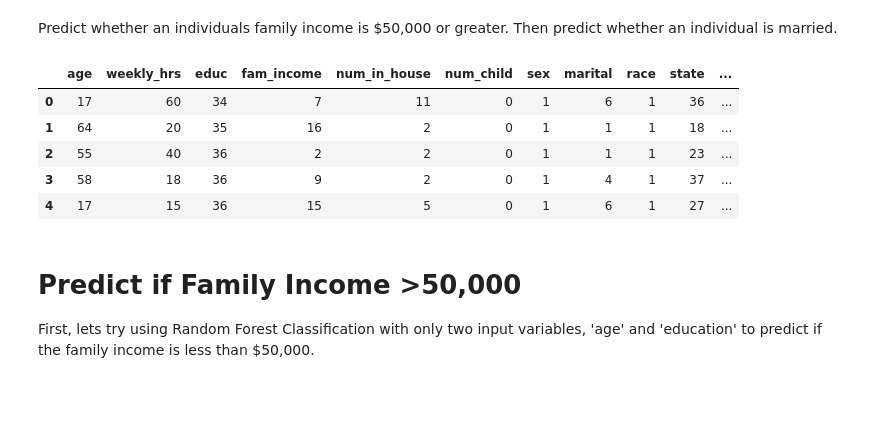
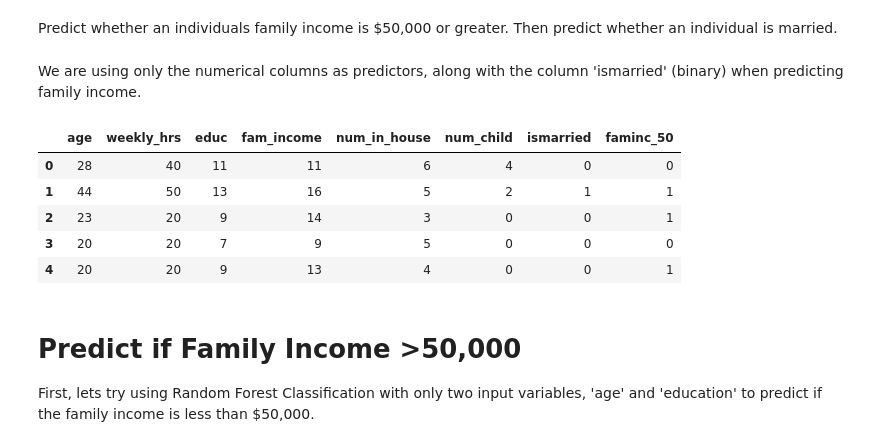
Before and after one commit to ereid7/current-population-survey-data-science-project, a Jupyter notebook: SupervisedClassification/CPS_RandomForest_Classification.ipynb, the cells around one changed output. Drawn from its saved outputs; the diff is of its cells as text; code cells hidden in the pictures; blank space fills up the shorter version.

```diff
--- a/SupervisedClassification/CPS_RandomForest_Classification.ipynb
+++ b/SupervisedClassification/CPS_RandomForest_Classification.ipynb
@@ -3,6 +3,8 @@
 A random forest estimator is an ensemble estimator that fits a number of decision tree classifiers on various sub-samples of the dataset and uses averaging to improve the predictive accuracy and control over-fitting. We use the n_estimators value to set the number of trees in the forest, and max_depth to increase the maximum tree depth. For consistency, we will set n_estimators=15 for each model, and score models at increasing tree depths.
 # %% [markdown]
 Predict whether an individuals family income is $50,000 or greater. Then predict whether an individual is married.
+# %% [markdown]
+We are using only the numerical columns as predictors, along with the column 'ismarried' (binary) when predicting family income.
 # %%
 import numpy as np
 import pandas as pd
@@ -13,23 +15,24 @@ from sklearn.model_selection import train_test_split, cross_val_score, KFold
 %matplotlib inline
 # %%
 # Import dataset
-data = pd.read_csv("../datasets/CPS2016_NEW.csv", index_col=None)
-
+data = pd.read_csv("../datasets/CPS2016_UPDATE.csv",
+                  usecols=['age','num_in_house', 'num_child',
+                'educ','weekly_hrs', 'ismarried', 'fam_income', 'faminc_50'])
 # We are going to use the entire dataset for this model
 # to test on a smaller sample uncomment below
 # data = data.sample(n=1000)
 
 # Apply 80/20 training/testing split
 # Results may vary each time the data is split
 data_train, data_test = train_test_split(data, test_size=0.2)
 data.head()
 # %% [output]
-|  | age | weekly_hrs | educ | fam_income | num_in_house | num_child | sex | marital | race | state | ... |
-| 0 | 17 | 60 | 34 | 7 | 11 | 0 | 1 | 6 | 1 | 36 | ... |
-| 1 | 64 | 20 | 35 | 16 | 2 | 0 | 1 | 1 | 1 | 18 | ... |
-| 2 | 55 | 40 | 36 | 2 | 2 | 0 | 1 | 1 | 1 | 23 | ... |
-| 3 | 58 | 18 | 36 | 9 | 2 | 0 | 1 | 4 | 1 | 37 | ... |
-| 4 | 17 | 15 | 36 | 15 | 5 | 0 | 1 | 6 | 1 | 27 | ... |
+|  | age | weekly_hrs | educ | fam_income | num_in_house | num_child | ismarried | faminc_50 |
+| 0 | 28 | 40 | 11 | 11 | 6 | 4 | 0 | 0 |
+| 1 | 44 | 50 | 13 | 16 | 5 | 2 | 1 | 1 |
+| 2 | 23 | 20 | 9 | 14 | 3 | 0 | 0 | 1 |
+| 3 | 20 | 20 | 7 | 9 | 5 | 0 | 0 | 0 |
+| 4 | 20 | 20 | 9 | 13 | 4 | 0 | 0 | 1 |
 # %%
 # Function to plot binary categories
 def getColor(arr):
```
Also changed, not shown: parts of 17 cells of this notebook, 16 other files.
